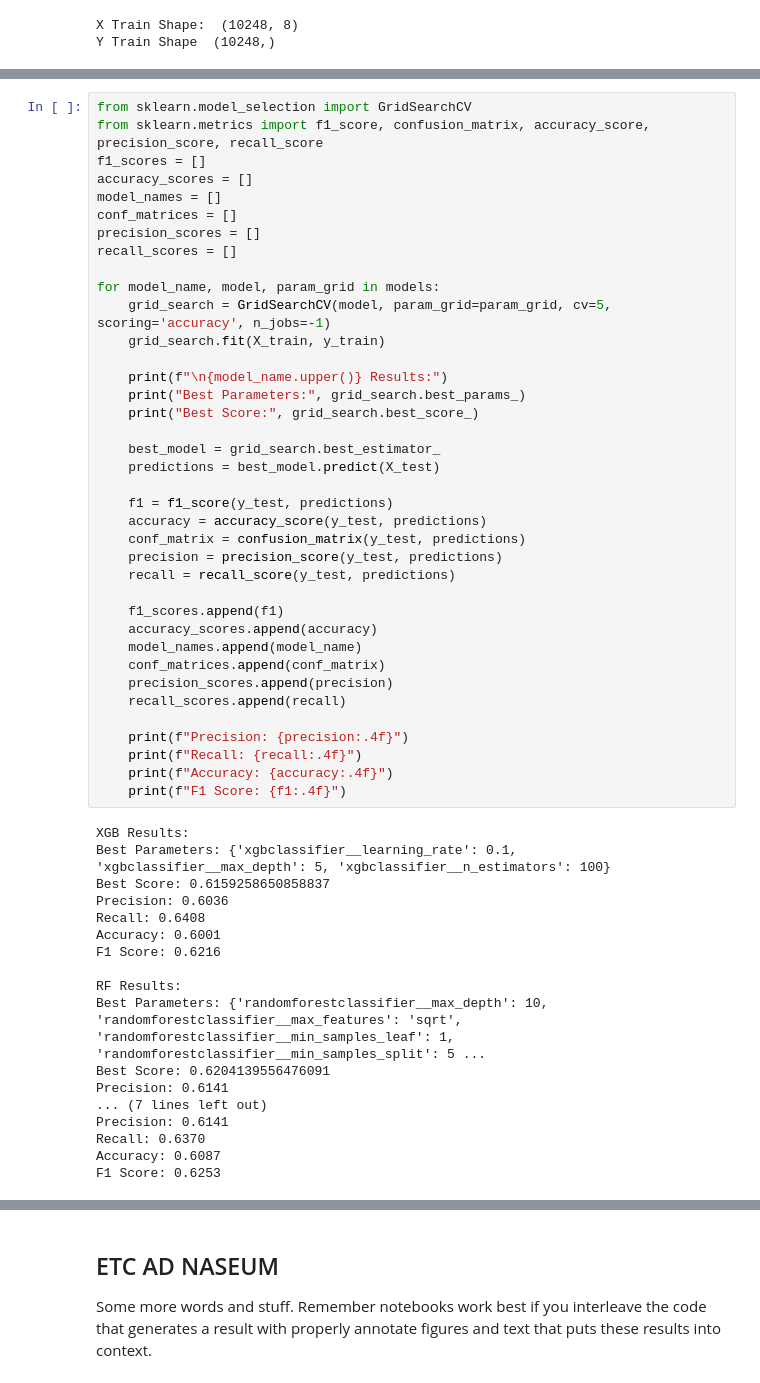
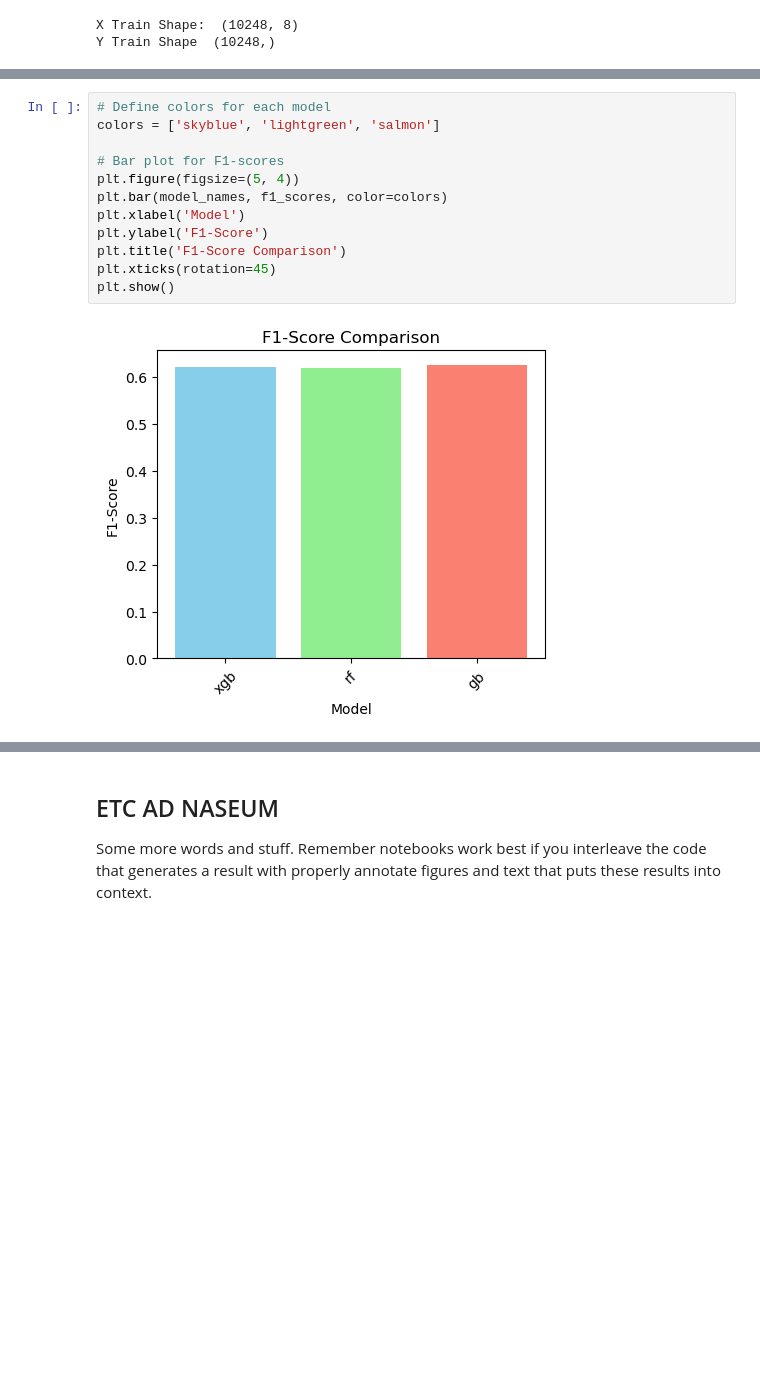
Before and after one commit to YSJHYX/EEG-Data-Analysis-Project, a Jupyter notebook: FinalProject_Group094-FA24.ipynb, the cells around one changed output, grey strips where cells are left out. Saved outputs shown, nothing was run; the diff lists cells and outputs as text; blank space fills up the shorter version.

```diff
--- a/FinalProject_Group094-FA24.ipynb
+++ b/FinalProject_Group094-FA24.ipynb
@@ -504,56 +648,14 @@ models = [
-# %%
-from sklearn.model_selection import GridSearchCV
-from sklearn.metrics import f1_score, confusion_matrix, accuracy_score, precision_score, recall_score
-f1_scores = []
-accuracy_scores = []
-model_names = []
-conf_matrices = []
-precision_scores = []
-recall_scores = []
-
-for model_name, model, param_grid in models:
-    grid_search = GridSearchCV(model, param_grid=param_grid, cv=5, scoring='accuracy', n_jobs=-1)
-    grid_search.fit(X_train, y_train)
-
-    print(f"\n{model_name.upper()} Results:")
-    print("Best Parameters:", grid_search.best_params_)
-    print("Best Score:", grid_search.best_score_)
-
-    best_model = grid_search.best_estimator_
-    predictions = best_model.predict(X_test)
-
-    f1 = f1_score(y_test, predictions)
-    accuracy = accuracy_score(y_test, predictions)
-    conf_matrix = confusion_matrix(y_test, predictions)
-    precision = precision_score(y_test, predictions)
-    recall = recall_score(y_test, predictions)
-
-    f1_scores.append(f1)
-    accuracy_scores.append(accuracy)
-    model_names.append(model_name)
-    conf_matrices.append(conf_matrix)
-    precision_scores.append(precision)
-    recall_scores.append(recall)
-
-    print(f"Precision: {precision:.4f}")
-    print(f"Recall: {recall:.4f}")
-    print(f"Accuracy: {accuracy:.4f}")
-    print(f"F1 Score: {f1:.4f}")
-# %% [output]
-XGB Results:
-Best Parameters: {'xgbclassifier__learning_rate': 0.1, 'xgbclassifier__max_depth': 5, 'xgbclassifier__n_estimators': 100}
-Best Score: 0.6159258650858837
-Precision: 0.6036
-Recall: 0.6408
-Accuracy: 0.6001
-F1 Score: 0.6216
-
-RF Results:
-Best Parameters: {'randomforestclassifier__max_depth': 10, 'randomforestclassifier__max_features': 'sqrt', 'randomforestclassifier__min_samples_leaf': 1, 'randomforestclassifier__min_samples_split': 5 ...
-Best Score: 0.6204139556476091
-Precision: 0.6141
-... (7 lines left out)
-Precision: 0.6141
-Recall: 0.6370
-Accuracy: 0.6087
-F1 Score: 0.6253
+# %%
+# Define colors for each model
+colors = ['skyblue', 'lightgreen', 'salmon']
+
+# Bar plot for F1-scores
+plt.figure(figsize=(5, 4))
+plt.bar(model_names, f1_scores, color=colors)
+plt.xlabel('Model')
+plt.ylabel('F1-Score')
+plt.title('F1-Score Comparison')
+plt.xticks(rotation=45)
+plt.show()
+# %% [output]
+[figure, added]
```
Also changed, not shown: parts of 9 cells of this notebook.
